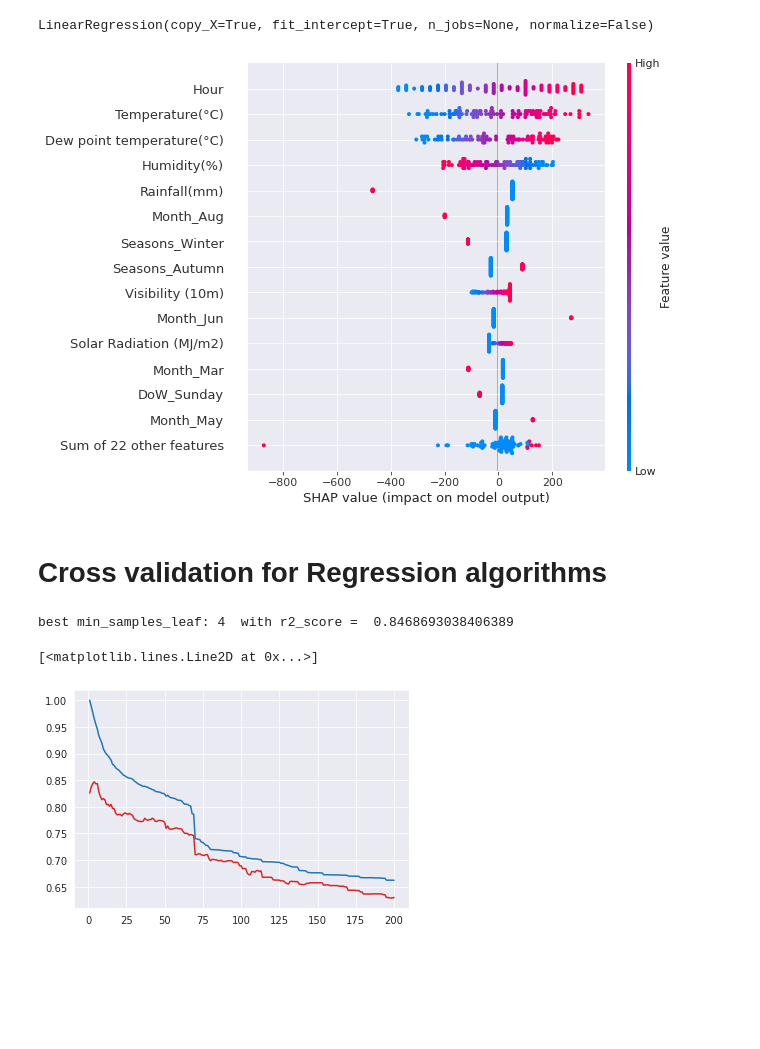
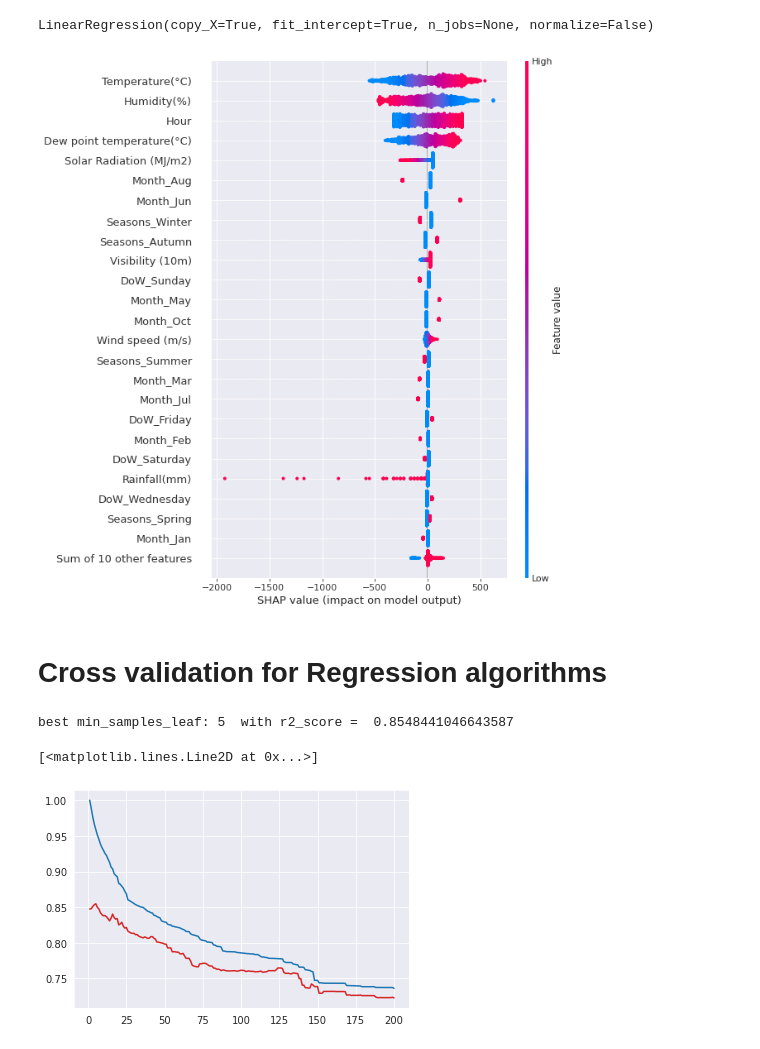
Before and after one commit to gekaluck/bdml_wow_project, a Jupyter notebook: WOW_Project.ipynb, the cells around one changed output. Drawn from its saved outputs; the diff is of its cells as text; code cells hidden in the pictures; blank space fills up the shorter version.

```diff
--- a/WOW_Project.ipynb
+++ b/WOW_Project.ipynb
@@ -286,0 +289,4 @@ print(df.head(100))
+# %%
+df = df[df['Functioning Day_Yes'] == 1]
+df = df.drop(['Functioning Day_Yes', 'Functioning Day_No'], axis=1)
+df.shape
@@ -443,5 +451,7 @@ from pandas import DataFrame
 import seaborn as sns
 import numpy as np
 
-X_train_transf = skew_autotransform(X_train.iloc[:, 1:10].copy(deep=True), plot = True, exp = False, threshold = 1)
-X_test_transf = skew_autotransform(X_test.iloc[:, 1:10].copy(deep=True), plot = True, exp = False, threshold = 1)
+X_train_transf = X_train.iloc[:, 1:10]
+X_test_transf = X_test.iloc[:, 1:10]
+# X_train_transf = skew_autotransform(X_train.iloc[:, 1:10].copy(deep=True), plot = True, exp = False, threshold = 1)
+# X_test_transf = skew_autotransform(X_test.iloc[:, 1:10].copy(deep=True), plot = True, exp = False, threshold = 1)
@@ -549,9 +552,9 @@ model.fit(X_train_df_new.iloc[:,1:], DataFrame(y_train))
 # %% [output]
 LinearRegression(copy_X=True, fit_intercept=True, n_jobs=None, normalize=False)
 # %%
-explainer = shap.Explainer(model.predict, X_train_df_new.iloc[:,1:])
-shap_values = explainer(X_train_df_new.iloc[:,1:])
+explainer = shap.Explainer(model.predict, X_test_df_new.iloc[:,1:])
+shap_values = explainer(X_test_df_new.iloc[:,1:])
 # %%
-shap.plots.beeswarm(shap_values, max_display=15)
+shap.plots.beeswarm(shap_values, max_display=25)
 # %% [output]
-[figure, old version]
+[figure, new version]
@@ -573,9 +571,9 @@ max_r2_test = 0
 best_k_test = 0
 for k in range(1,201):
     rt = DecisionTreeRegressor(min_samples_leaf = k , random_state = 1)
-    rt.fit(X_train_val , y_train_val)
-    rt_pred_train = rt.predict(X_train_val)
-    rt_pred_test = rt.predict(X_test_val)
+    rt.fit(X_train_std , y_train_val)
+    rt_pred_train = rt.predict(X_train_std)
+    rt_pred_test = rt.predict(X_test_std)
     r2_train = metrics.r2_score(y_train_val , rt_pred_train)
     r2_test = metrics.r2_score(y_test_val , rt_pred_test)
     acc_test.append(r2_test)
@@ -588,9 +586,9 @@ print("best min_samples_leaf:",best_k_test , " with r2_score = " , max_r2_test)
 plt.plot(np.arange(1,201) , acc_train , color = 'tab:blue')
 plt.plot(np.arange(1,201) , acc_test , color = 'tab:red')
 # %% [output]
-best min_samples_leaf: 4  with r2_score =  0.8468693038406389
+best min_samples_leaf: 5  with r2_score =  0.8548441046643587
 [<matplotlib.lines.Line2D at 0x...>]
-[figure, old version]
+[figure, new version]
 # %%
 from sklearn.model_selection import cross_val_score
 from sklearn.linear_model import LinearRegression
```
Also changed, not shown: parts of 31 cells of this notebook.
